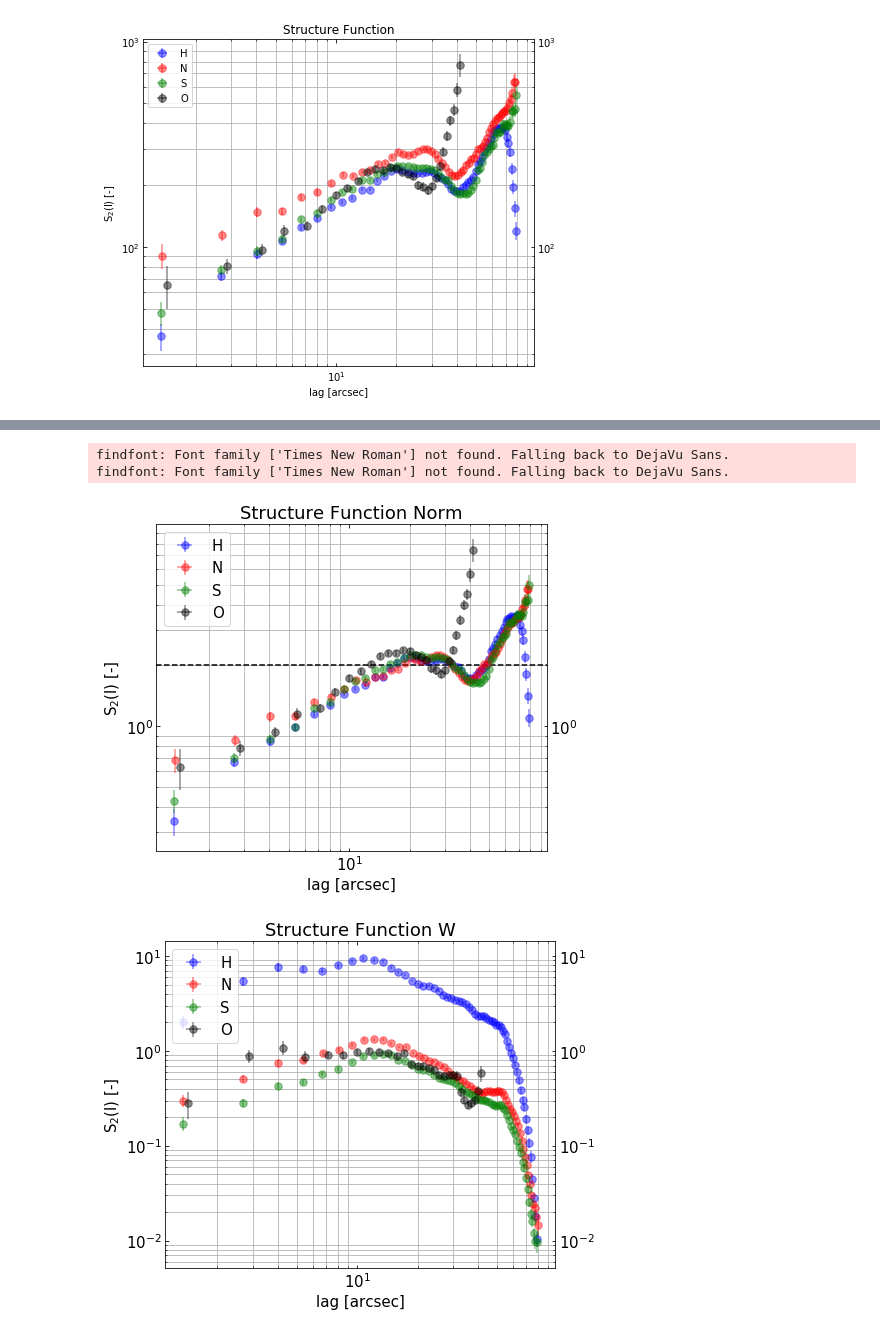
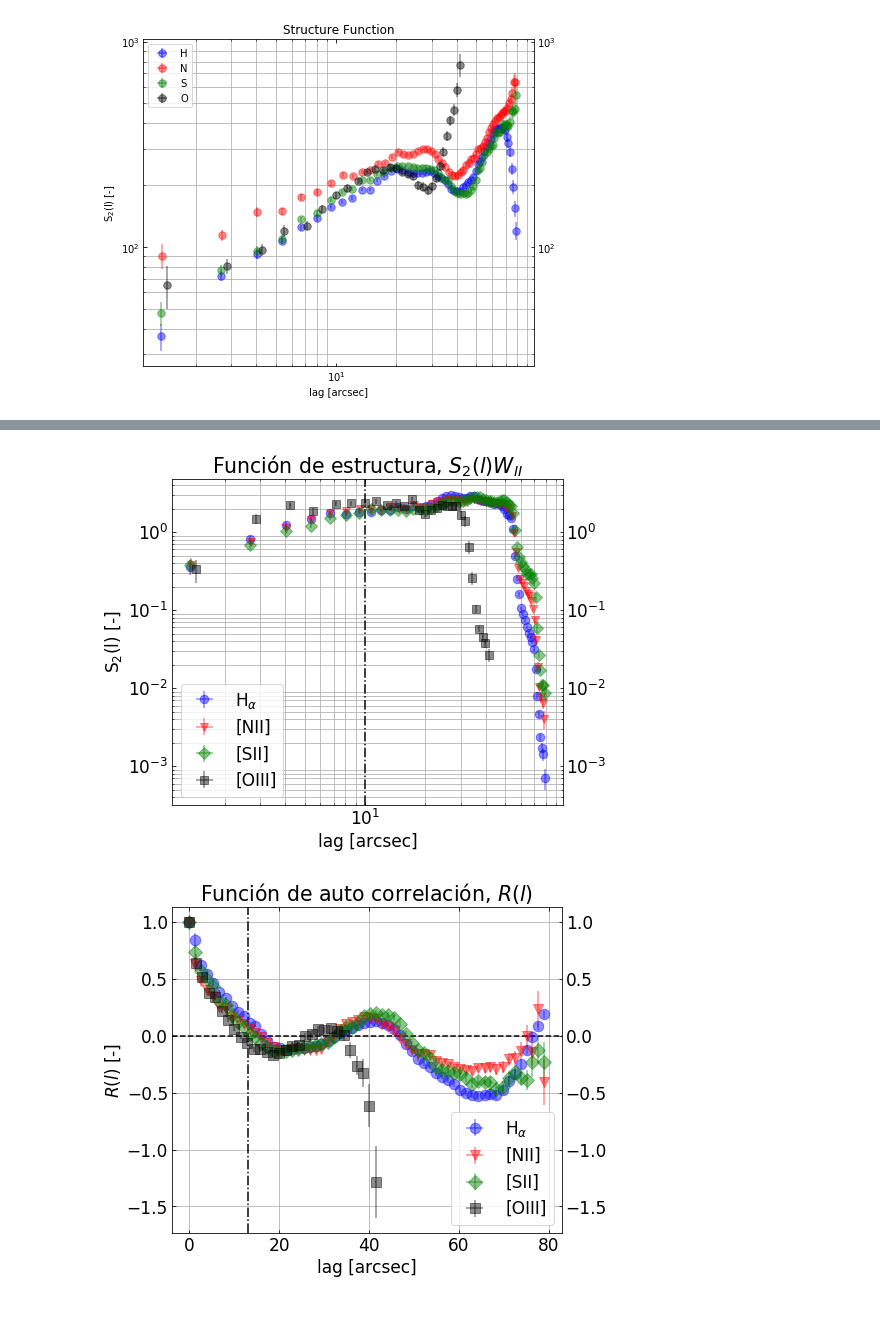
Before and after one commit to will-henney/JavGVastro-PhD, a Jupyter notebook: 604SA.ipynb, the cells around one changed output, grey strips where cells are left out. Drawn from its saved outputs; the diff is of its cells as text; code cells hidden in the pictures.

```diff
--- a/604SA.ipynb
+++ b/604SA.ipynb
@@ -380,48 +498,44 @@ findfont: Font family ['Times New Roman'] not found. Falling back to DejaVu Sans
 # %%
 fig, ax=plt.subplots(figsize=(7,6))
-ax.errorbar(sfnH00['Lag'],sfnH00['Nmqvd'],xerr=sfnH00.ErrX, yerr=sfnH00.ErrY, fmt="o",color='b', ecolor='b', alpha=0.45, markersize=7.5, label='H')
-ax.errorbar(sfnN00['Lag'],sfnN00['Nmqvd'],xerr=sfnN00.ErrX, yerr=sfnN00.ErrY, fmt="o",color='r', ecolor='r', alpha=0.45, markersize=7.5, label='N')
-ax.errorbar(sfnS00['Lag'],sfnS00['Nmqvd'],xerr=sfnS00.ErrX, yerr=sfnS00.ErrY, fmt="o",color='g', ecolor='g', alpha=0.45, markersize=7.5, label='S')
-ax.errorbar(sfnO00['Lag'],sfnO00['Nmqvd'],xerr=sfnO00.ErrX, yerr=sfnO00.ErrY, fmt="o",color='k', ecolor='k', alpha=0.45, markersize=7.5, label='O')
+ax.errorbar(sfw2H00['Lag'],sfw2H00['Nmqvd'],xerr=sfw2H00.ErrX, yerr=sfw2H00.ErrY, fmt="o",color='b', ecolor='b', alpha=0.45, markersize=8.5, label=r'H$_{\alpha}$')
+ax.errorbar(sfw2N00['Lag'],sfw2N00['Nmqvd'],xerr=sfw2N00.ErrX, yerr=sfw2N00.ErrY, fmt="v",color='r', ecolor='r', alpha=0.45, markersize=8.5, label='[NII]')
+ax.errorbar(sfw2S00['Lag'],sfw2S00['Nmqvd'],xerr=sfw2S00.ErrX, yerr=sfw2S00.ErrY, fmt="D",color='g', ecolor='g', alpha=0.45, markersize=8.5, label='[SII]')
+ax.errorbar(sfw2O00['Lag'],sfw2O00['Nmqvd'],xerr=sfw2O00.ErrX, yerr=sfw2O00.ErrY, fmt="s",color='k', ecolor='k', alpha=0.45, markersize=8.5, label='[OIII]')
 #ax.errorbar(sfH01c['Lag'],sfH01c['Nmqvd'],xerr=sfH01c.ErrX, yerr=sfH01c.ErrY, fmt="*",color='r', ecolor='r', alpha=0.45, markersize=7.5, label='1c')
 #ax.errorbar(sfH02c['Lag'],sfH02c['Nmqvd'],xerr=sfH02c.ErrX, yerr=sfH02c.ErrY, fmt="*",color='g', ecolor='g', alpha=0.45, markersize=7.5, label='2c')
 ax.set(xscale='log',yscale='log')
+ax.axvline(x=10, color='k', linestyle='-.')
+
 #sgrid = np.logspace(.05, 1.25)
 #ax.plot(sgrid, 0.5*sgrid**(2/3), color="k", lw=0.8, label='2/3')
-ax.axhline(y=2, color='k', linestyle='--')
+#ax.axhline(y=2, color='k', linestyle='--')
 ax.set(xlabel='lag [arcsec]', ylabel='S$_{2}$(l) [-]')
-plt.title('Structure Function Norm')
+plt.title('Función de estructura, $S_{2}(l)W_{II}$')
 plt.tick_params(which='both', labelright=True, direction='in', right=True,  top=True)
-plt.legend(loc='upper left')
+plt.legend(loc='lower left')
 plt.grid(which='minor')
 
-
 plt.rcParams["font.family"]="Times New Roman"
-plt.rcParams["font.size"]="15"
+plt.rcParams["font.size"]="17"
 # %% [output]
-findfont: Font family ['Times New Roman'] not found. Falling back to DejaVu Sans.
-findfont: Font family ['Times New Roman'] not found. Falling back to DejaVu Sans.
-[figure, old version]
+[figure, new version]
 # %%
 fig, ax=plt.subplots(figsize=(7,6))
-ax.errorbar(sfwH00['Lag'],sfwH00['Nmqvd'],xerr=sfwH00.ErrX, yerr=sfwH00.ErrY, fmt="o",color='b', ecolor='b', alpha=0.45, markersize=7.5, label='H')
-ax.errorbar(sfwN00['Lag'],sfwN00['Nmqvd'],xerr=sfwN00.ErrX, yerr=sfwN00.ErrY, fmt="o",color='r', ecolor='r', alpha=0.45, markersize=7.5, label='N')
-ax.errorbar(sfwS00['Lag'],sfwS00['Nmqvd'],xerr=sfwS00.ErrX, yerr=sfwS00.ErrY, fmt="o",color='g', ecolor='g', alpha=0.45, markersize=7.5, label='S')
-ax.errorbar(sfwO00['Lag'],sfwO00['Nmqvd'],xerr=sfwO00.ErrX, yerr=sfwO00.ErrY, fmt="o",color='k', ecolor='k', alpha=0.45, markersize=7.5, label='O')
-#ax.errorbar(sfH01c['Lag'],sfH01c['Nmqvd'],xerr=sfH01c.ErrX, yerr=sfH01c.ErrY, fmt="*",color='r', ecolor='r', alpha=0.45, markersize=7.5, label='1c')
-#ax.errorbar(sfH02c['Lag'],sfH02c['Nmqvd'],xerr=sfH02c.ErrX, yerr=sfH02c.ErrY, fmt="*",color='g', ecolor='g', alpha=0.45, markersize=7.5, label='2c')
-ax.set(xscale='log',yscale='log')
-#sgrid = np.logspace(.05, 1.25)
-#ax.plot(sgrid, 0.5*sgrid**(2/3), color="k", lw=0.8, label='2/3')
-#ax.axhline(y=2, color='k', linestyle='--')
-ax.set(xlabel='lag [arcsec]', ylabel='S$_{2}$(l) [-]')
-plt.title('Structure Function W')
+ax.errorbar(afH00['Lag'],afH00['Nmqvd'],xerr=afH00.ErrX, yerr=afH00.ErrY, fmt="o",color='b', ecolor='b', alpha=0.45, markersize=10.5, label=r'H$_{\alpha}$')
+ax.errorbar(afN00['Lag'],afN00['Nmqvd'],xerr=afN00.ErrX, yerr=afN00.ErrY, fmt="v",color='r', ecolor='r', alpha=0.45, markersize=10.5, label='[NII]')
+ax.errorbar(afS00['Lag'],afS00['Nmqvd'],xerr=afS00.ErrX, yerr=afS00.ErrY, fmt="D",color='g', ecolor='g', alpha=0.45, markersize=10.5, label='[SII]')
+ax.errorbar(afO00['Lag'],afO00['Nmqvd'],xerr=afO00.ErrX, yerr=afO00.ErrY, fmt="s",color='k', ecolor='k', alpha=0.45, markersize=10.5, label='[OIII]')
+ax.axhline(y=0, color='k', linestyle='--')
+ax.axvline(x=13, color='k', linestyle='-.')
+
+ax.set(xlabel='lag [arcsec]', ylabel='$R(l)$ [-]')
+plt.title('Función de auto correlación, $R(l)$')
 plt.tick_params(which='both', labelright=True, direction='in', right=True,  top=True)
-plt.legend(loc='upper left')
-plt.grid(which='minor')
+plt.legend(loc='lower right')
+plt.grid(which='major')
 
 
 plt.rcParams["font.family"]="Times New Roman"
-plt.rcParams["font.size"]="15"
+plt.rcParams["font.size"]="17"
 # %% [output]
-[figure, old version]
+[figure, new version]
```
Also changed, not shown: parts of 34 cells of this notebook, 1 other file.
